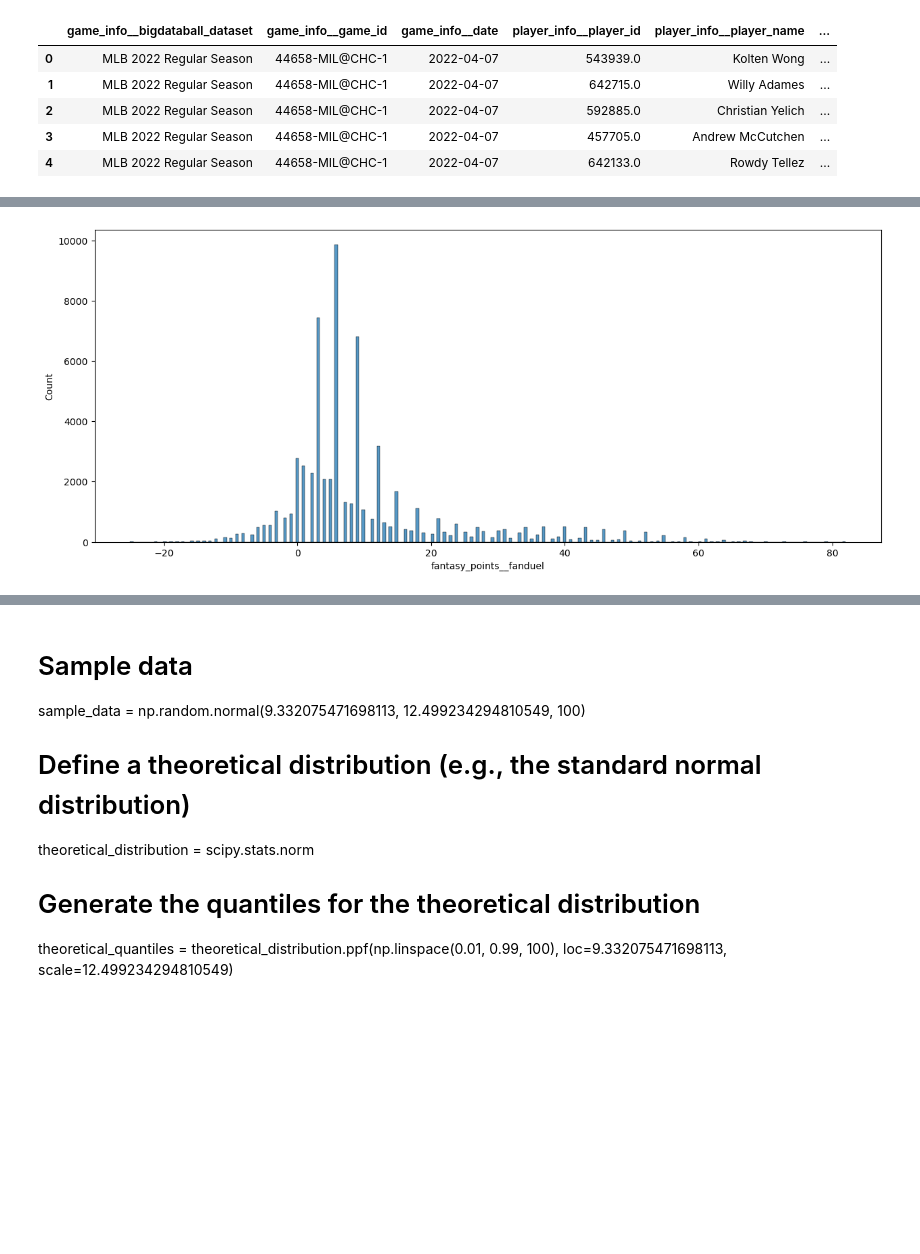
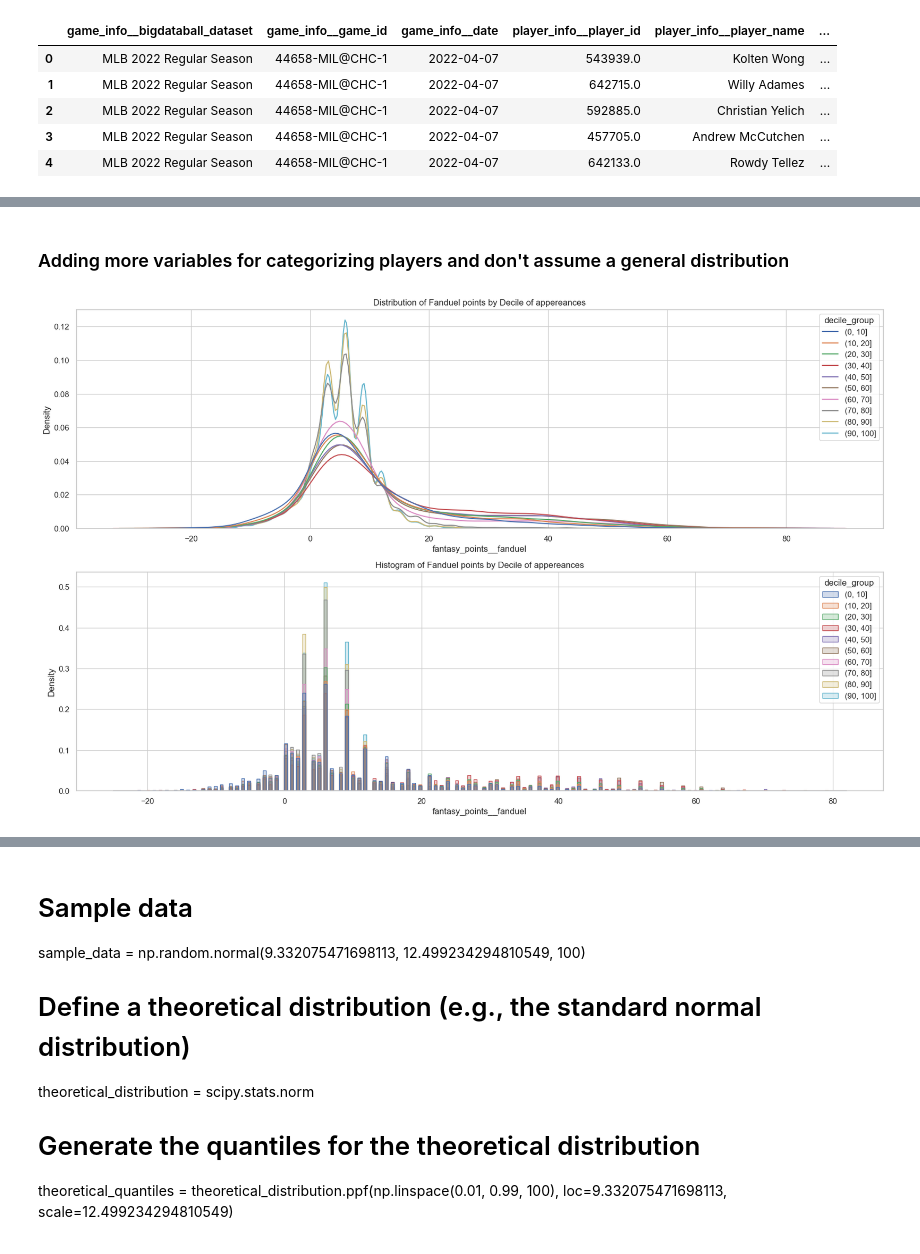
Before and after one commit to alcadavidro/statistical-simulation-tools, a Jupyter notebook: sample_fitter.ipynb, the cells around one changed output, grey strips where cells are left out. Saved outputs shown, nothing was run; the diff lists cells and outputs as text; code cells hidden in the pictures; blank space fills up the shorter version.

```diff
--- a/sample_fitter.ipynb
+++ b/sample_fitter.ipynb
@@ -249,16 +272,17 @@ plt.show()
-# %%
-fig, ax = plt.subplots(figsize=(15, 6))
-
-sns.histplot(
-    data = cleaned_mlb_df[
-    (cleaned_mlb_df.position__draftkings == "P") &
-    (~cleaned_mlb_df['fantasy_points__fanduel'].isna()) &
-    (cleaned_mlb_df['game_info__game_type'] == "regular-season")
-    ],
-    x="fantasy_points__fanduel",
-    # hue="game_info__game_type"
-)
-
-plt.show()
-# %% [output]
-[figure, removed]
+# %% [markdown]
+### Adding more variables for categorizing players and don't assume a general distribution
+# %%
+statistics_by_pitcher = pitchers_df\
+.groupby('player_info__player_id')\
+.agg(number_of_observations=pd.NamedAgg("player_info__player_id", "count"))\
+.sort_values(by=['number_of_observations'])\
+.pipe(lambda df: df.assign(
+    cumsum_observations=df.number_of_observations.cumsum(),
+    total_observations=df.number_of_observations.sum()
+))\
+.pipe(lambda df: df.assign(
+    cumulative_proportion=(df.cumsum_observations / df.total_observations) * 100))\
+.reset_index()\
+.pipe(lambda df: df.assign(
+    decile_group=pd.cut(df.cumulative_proportion, bins=[0, 10, 20, 30, 40, 50, 60, 70, 80, 90, 100])
+))
@@ -264,0 +291,28 @@ plt.show()
+# %%
+fig, ax = plt.subplots(nrows=2, figsize=(20, 12))
+
+sns.kdeplot(
+    data=pitchers_df,
+    x='fantasy_points__fanduel',
+    hue='decile_group',
+    common_norm=False,
+    ax=ax[0],
+)
+
+ax[0].set_title('Distribution of Fanduel points by Decile of appereances')
+
+sns.histplot(
+    data=pitchers_df,
+    x='fantasy_points__fanduel',
+    element='step',
+    stat='density',
+    hue='decile_group',
+    common_norm=False, # Helps on visualization,
+    ax=ax[1]
+)
+
+ax[1].set_title('Histogram of Fanduel points by Decile of appereances')
+
+plt.show()
+# %% [output]
+[figure, added]
```
Also changed, not shown: parts of 21 cells of this notebook, 2 other files.
